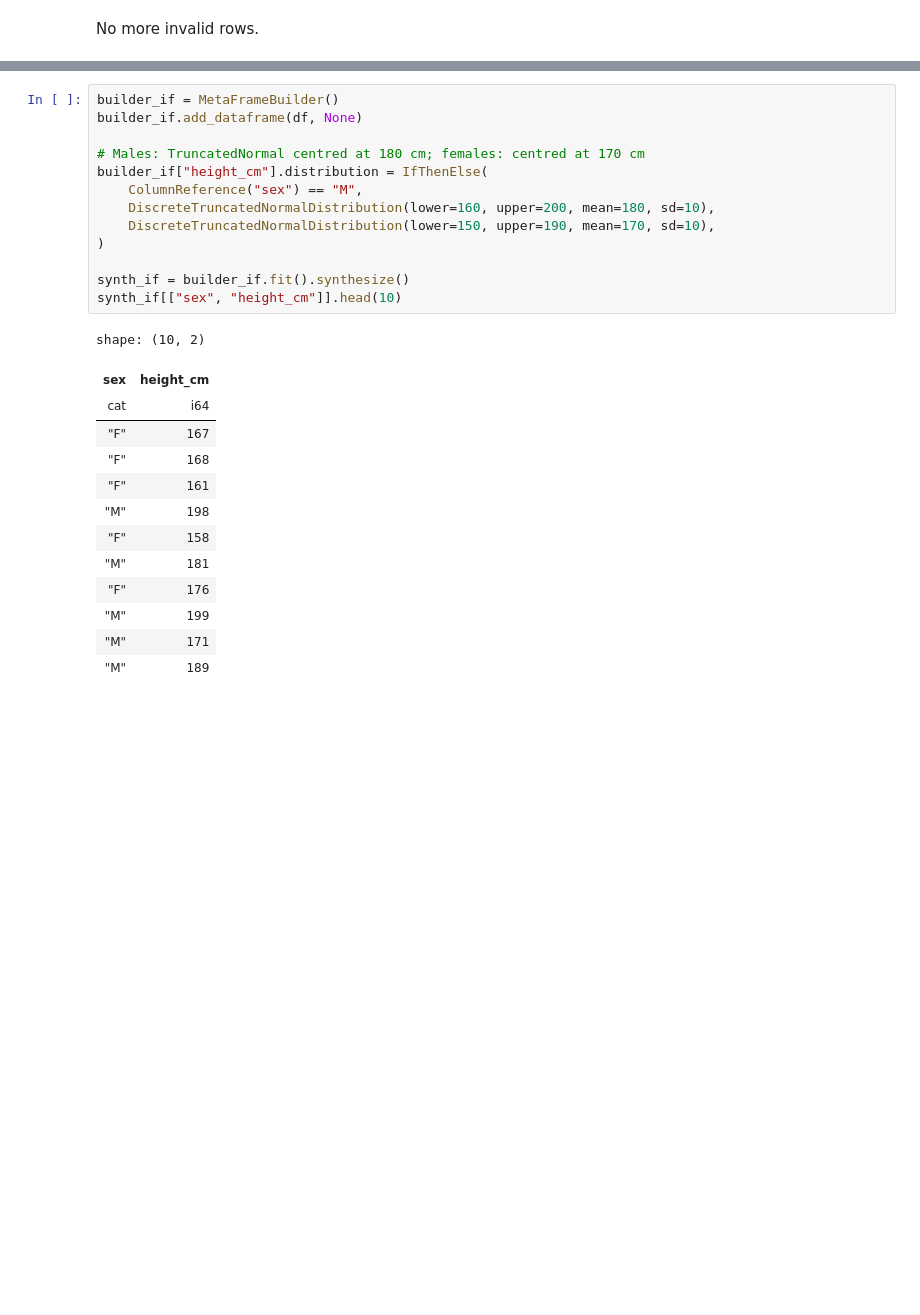
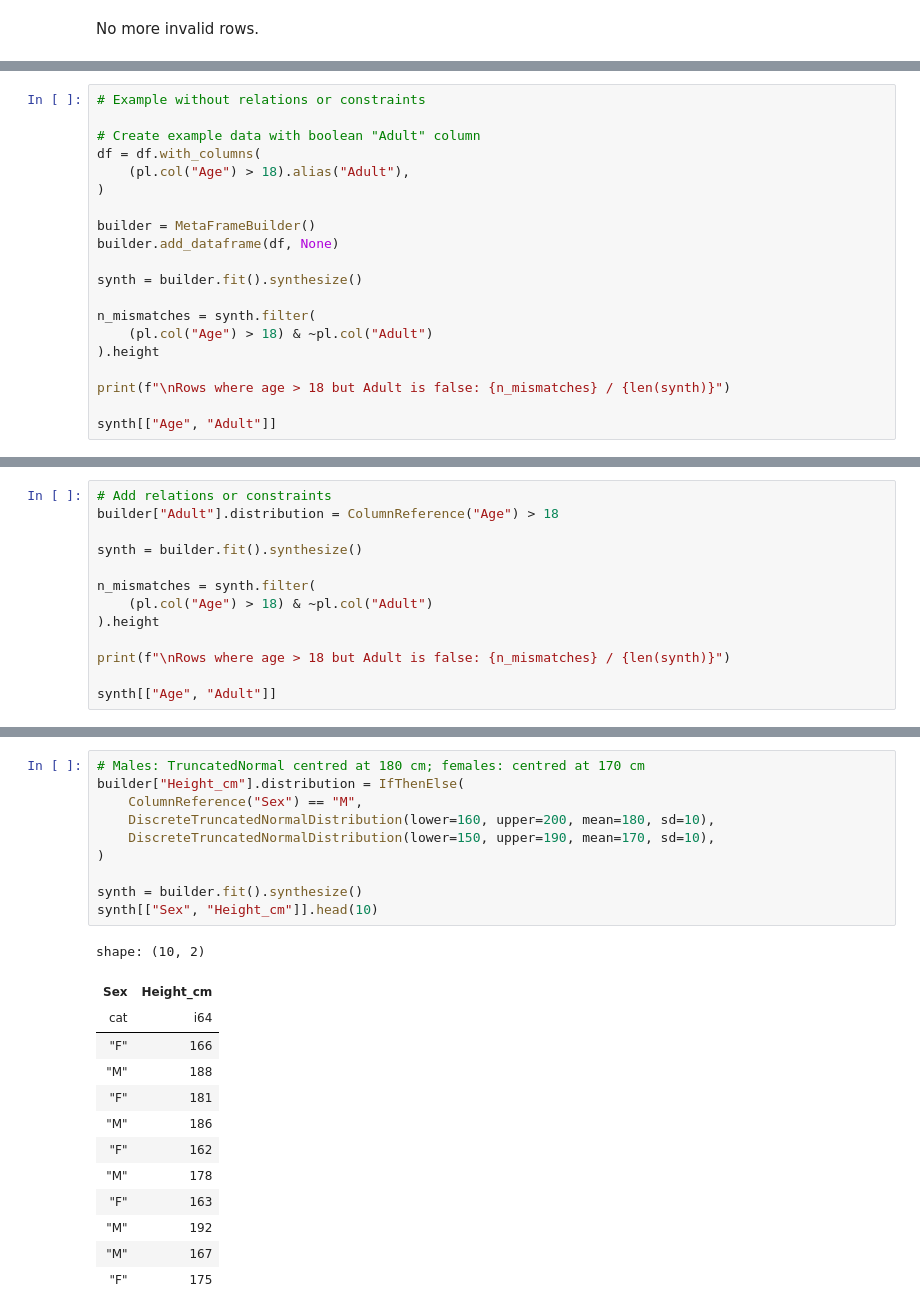
Before and after one commit to sodascience/metasyn, a Jupyter notebook: examples/3_additional_features.ipynb, the cells around one changed output, grey strips where cells are left out. Cells and saved outputs as stored; diff of their text form; blank space fills up the shorter version.

```diff
--- a/examples/3_additional_features.ipynb
+++ b/examples/3_additional_features.ipynb
@@ -170,0 +143,20 @@ shape: (100, 9)
+# %%
+# Example without relations or constraints
+
+# Create example data with boolean "Adult" column
+df = df.with_columns(
+    (pl.col("Age") > 18).alias("Adult"),
+)
+
+builder = MetaFrameBuilder()
+builder.add_dataframe(df, None)
+
+synth = builder.fit().synthesize()
+
+n_mismatches = synth.filter(
+    (pl.col("Age") > 18) & ~pl.col("Adult")
+).height
+
+print(f"\nRows where age > 18 but Adult is false: {n_mismatches} / {len(synth)}")
+
+synth[["Age", "Adult"]]
@@ -170,0 +181,13 @@ shape: (100, 9)
+# %%
+# Add relations or constraints
+builder["Adult"].distribution = ColumnReference("Age") > 18
+
+synth = builder.fit().synthesize()
+
+n_mismatches = synth.filter(
+    (pl.col("Age") > 18) & ~pl.col("Adult")
+).height
+
+print(f"\nRows where age > 18 but Adult is false: {n_mismatches} / {len(synth)}")
+
+synth[["Age", "Adult"]]
@@ -175,27 +214,24 @@ Sometimes the distribution of a column depends on the value of another column. F
 # %%
-builder_if = MetaFrameBuilder()
-builder_if.add_dataframe(df, None)
-
 # Males: TruncatedNormal centred at 180 cm; females: centred at 170 cm
-builder_if["height_cm"].distribution = IfThenElse(
-    ColumnReference("sex") == "M",
+builder["Height_cm"].distribution = IfThenElse(
+    ColumnReference("Sex") == "M",
     DiscreteTruncatedNormalDistribution(lower=160, upper=200, mean=180, sd=10),
     DiscreteTruncatedNormalDistribution(lower=150, upper=190, mean=170, sd=10),
 )
 
-synth_if = builder_if.fit().synthesize()
-synth_if[["sex", "height_cm"]].head(10)
+synth = builder.fit().synthesize()
+synth[["Sex", "Height_cm"]].head(10)
 # %% [output]
 shape: (10, 2)
-| sex | height_cm |
+| Sex | Height_cm |
 | cat | i64 |
-| "F" | 167 |
-| "F" | 168 |
-| "F" | 161 |
-| "M" | 198 |
-| "F" | 158 |
-| "M" | 181 |
-| "F" | 176 |
-| "M" | 199 |
-| "M" | 171 |
-| "M" | 189 |
+| "F" | 166 |
+| "M" | 188 |
+| "F" | 181 |
+| "M" | 186 |
+| "F" | 162 |
+| "M" | 178 |
+| "F" | 163 |
+| "M" | 192 |
+| "M" | 167 |
+| "F" | 175 |
```
Also changed, not shown: parts of 20 cells of this notebook.
